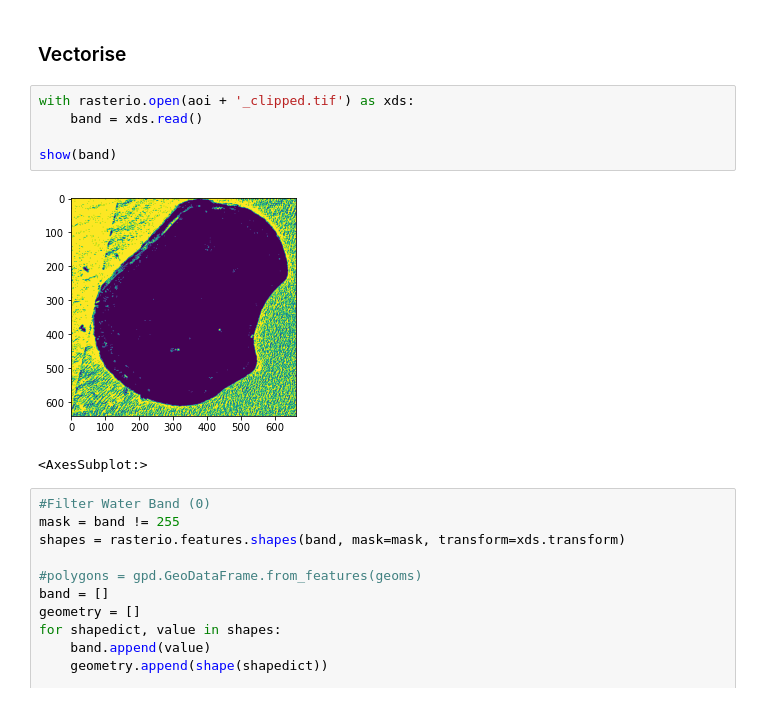
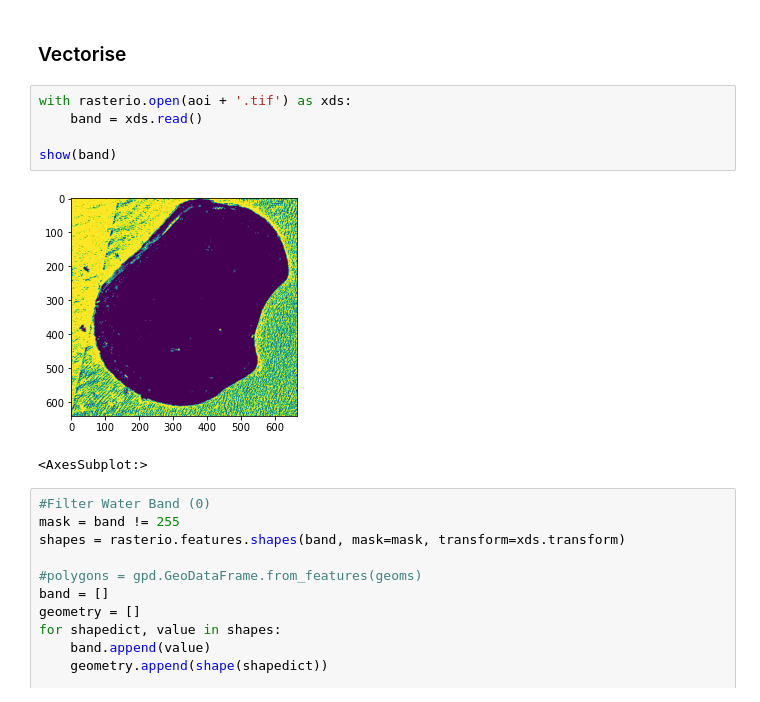
Before and after one commit to digitalearthpacific/DigitalEarthPacific, a Jupyter notebook: notebooks/shoreline_extraction.ipynb, the cells around one changed output. Saved outputs shown, nothing was run; the diff lists cells and outputs as text.

```diff
--- a/notebooks/shoreline_extraction.ipynb
+++ b/notebooks/shoreline_extraction.ipynb
@@ -235,12 +208,12 @@ Input file size is 10980, 10980
 # %% [markdown]
 ### Vectorise
 # %%
-with rasterio.open(aoi + '_clipped.tif') as xds:
+with rasterio.open(aoi + '.tif') as xds:
     band = xds.read()
 
 show(band)
 # %% [output]
-[figure, old version]
+[figure, new version]
 <AxesSubplot:>
 # %%
 #Filter Water Band (0)
```
Also changed, not shown: parts of 11 cells of this notebook.
